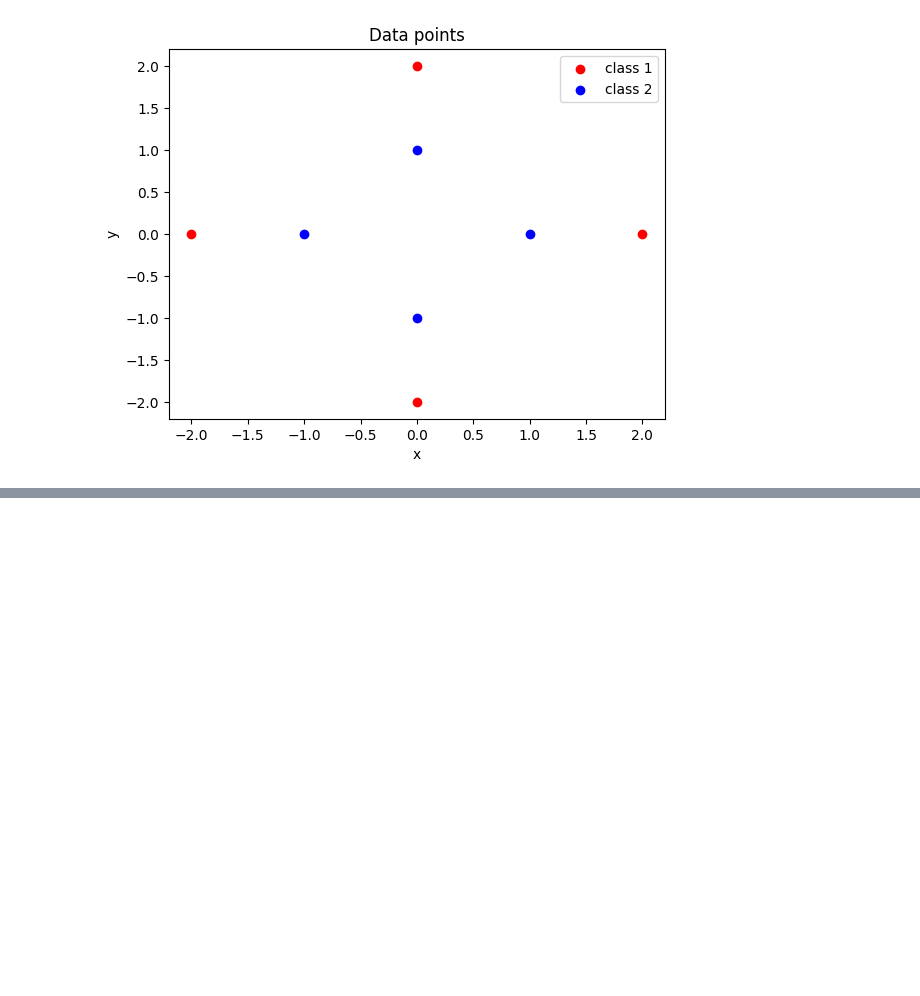
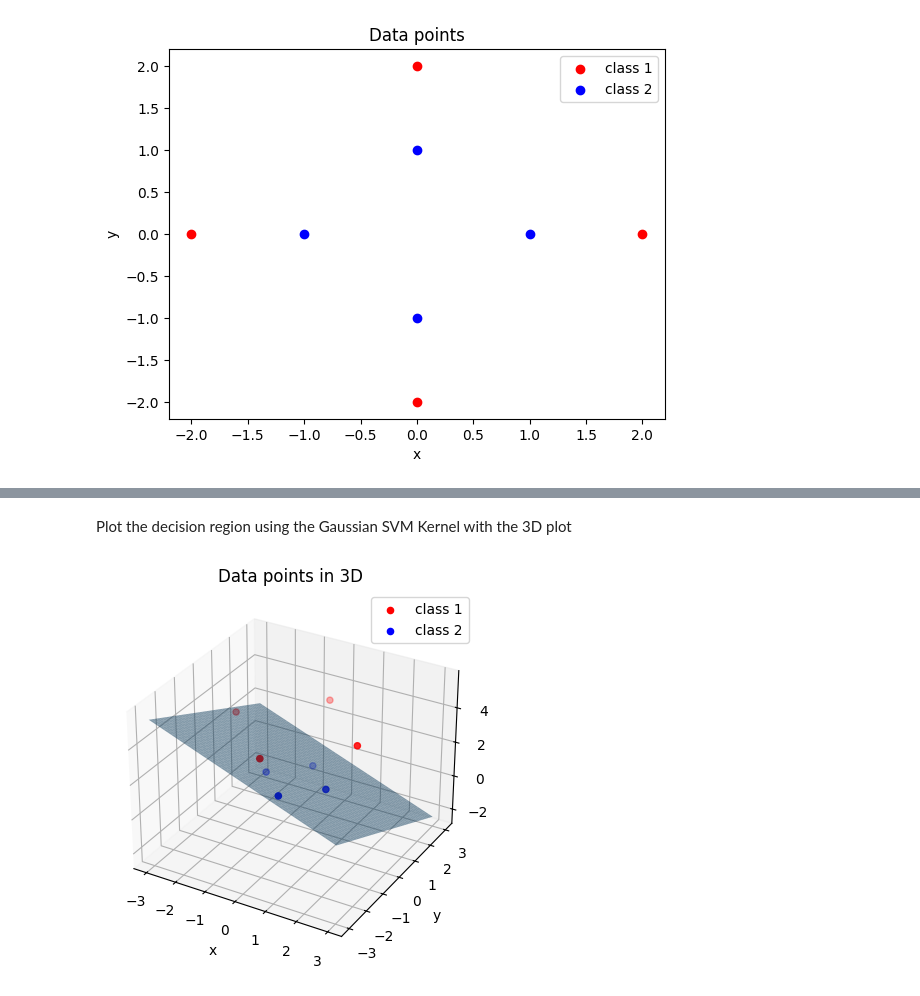
Before and after one commit to esteban1324/Machine-Learning, a Jupyter notebook: MLHW2/gaussian svm cross.ipynb, the cells around one changed output, grey strips where cells are left out. Cells and saved outputs as stored; diff of their text form; code cells hidden in the pictures; blank space fills up the shorter version.

```diff
--- a/MLHW2/gaussian svm cross.ipynb
+++ b/MLHW2/gaussian svm cross.ipynb
@@ -28,0 +59,27 @@ plt.show()
+# %% [markdown]
+Plot the decision region using the Gaussian SVM Kernel with the 3D plot
+# %%
+fig = plt.figure()
+ax = fig.add_subplot(111, projection='3d')
+plt.title('Decision region surface for SVM')
+
+svm = LinearSVC(C=10, dual=True, max_iter=10000)
+
+# fit the SVM to the data with Phi applied
+svm.fit(Phi(all_data[:,0], all_data[:,1]).reshape(-1, 1), [1, 1, 1, 1, -1, -1, -1, -1])
+
+# plot the decision region surface for the SVM
+svm.coef_ = svm.coef_.reshape(-1, 1)
+slope = - (svm.coef_[0])
+y_intercept = - (svm.intercept_[0])
+x_vals = np.linspace(-3, 3, 50)
+y_vals = np.linspace(-3, 3, 50)
+x, y = np.meshgrid(x_vals, y_vals)
+
+# z = w1x + w2y + b
+z = (-svm.coef_[0] * x - svm.coef_[0] * y - svm.intercept_[0])
+ax.plot_surface(x, y, z, alpha=0.5)
+
+plot3D()
+# %% [output]
+[figure, added]
```
Also changed, not shown: parts of 3 cells of this notebook, 1 other file.
